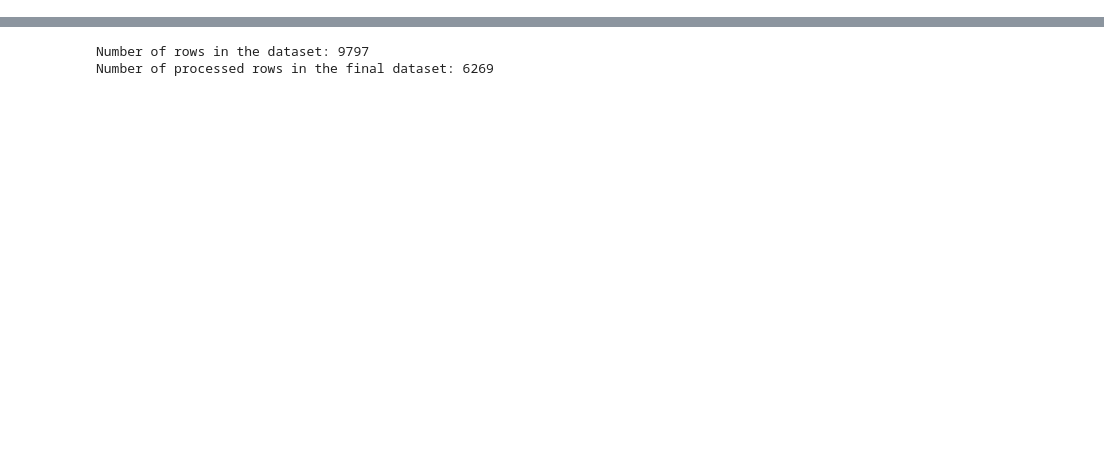
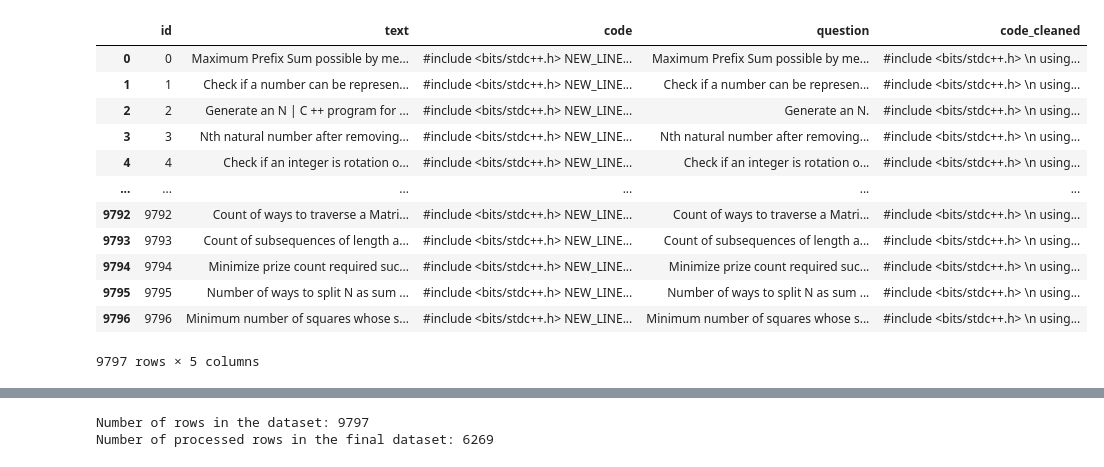
Before and after one commit to ksanu1998/static_analysis_codegen_llms, a Jupyter notebook: parse_dataset.ipynb, the cells around one changed output, grey strips where cells are left out. Saved outputs shown, nothing was run; the diff lists cells and outputs as text; code cells hidden in the pictures; blank space fills up the shorter version.

```diff
--- a/parse_dataset.ipynb
+++ b/parse_dataset.ipynb
@@ -24,3 +26,21 @@ def build_context(df):
 
     print(f"Number of processed rows in the final dataset: {len(df_first_func)}")
     return df_first_func
+# %%
+train_df = pd.read_csv("./data/c++/train.csv")
+train_df["code_cleaned"] = train_df["code"].str.replace("NEW_LINE", "\n")
+train_df
+# %% [output]
+|  | id | text | code | question | code_cleaned |
+| 0 | 0 | Maximum Prefix Sum possible by me... | #include <bits/stdc++.h> NEW_LINE... | Maximum Prefix Sum possible by me... | #include <bits/stdc++.h> \n using... |
+| 1 | 1 | Check if a number can be represen... | #include <bits/stdc++.h> NEW_LINE... | Check if a number can be represen... | #include <bits/stdc++.h> \n using... |
+| 2 | 2 | Generate an N | C ++ program for ... | #include <bits/stdc++.h> NEW_LINE... | Generate an N. | #include <bits/stdc++.h> \n using... |
+| 3 | 3 | Nth natural number after removing... | #include <bits/stdc++.h> NEW_LINE... | Nth natural number after removing... | #include <bits/stdc++.h> \n using... |
+| 4 | 4 | Check if an integer is rotation o... | #include <bits/stdc++.h> NEW_LINE... | Check if an integer is rotation o... | #include <bits/stdc++.h> \n using... |
+| ... | ... | ... | ... | ... | ... |
+| 9792 | 9792 | Count of ways to traverse a Matri... | #include <bits/stdc++.h> NEW_LINE... | Count of ways to traverse a Matri... | #include <bits/stdc++.h> \n using... |
+| 9793 | 9793 | Count of subsequences of length a... | #include <bits/stdc++.h> NEW_LINE... | Count of subsequences of length a... | #include <bits/stdc++.h> \n using... |
+| 9794 | 9794 | Minimize prize count required suc... | #include <bits/stdc++.h> NEW_LINE... | Minimize prize count required suc... | #include <bits/stdc++.h> \n using... |
+| 9795 | 9795 | Number of ways to split N as sum ... | #include <bits/stdc++.h> NEW_LINE... | Number of ways to split N as sum ... | #include <bits/stdc++.h> \n using... |
+| 9796 | 9796 | Minimum number of squares whose s... | #include <bits/stdc++.h> NEW_LINE... | Minimum number of squares whose s... | #include <bits/stdc++.h> \n using... |
+9797 rows × 5 columns
```
Also changed, not shown: parts of 11 cells of this notebook, 1 other file.
